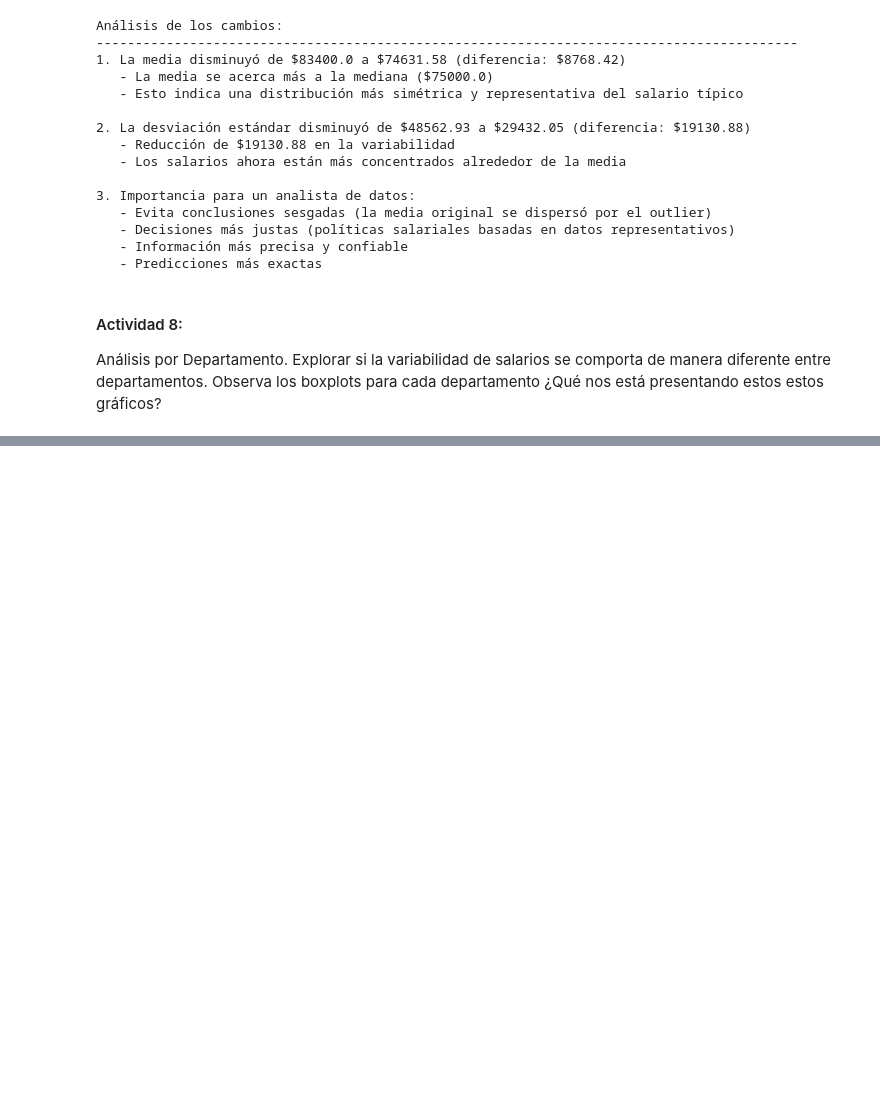
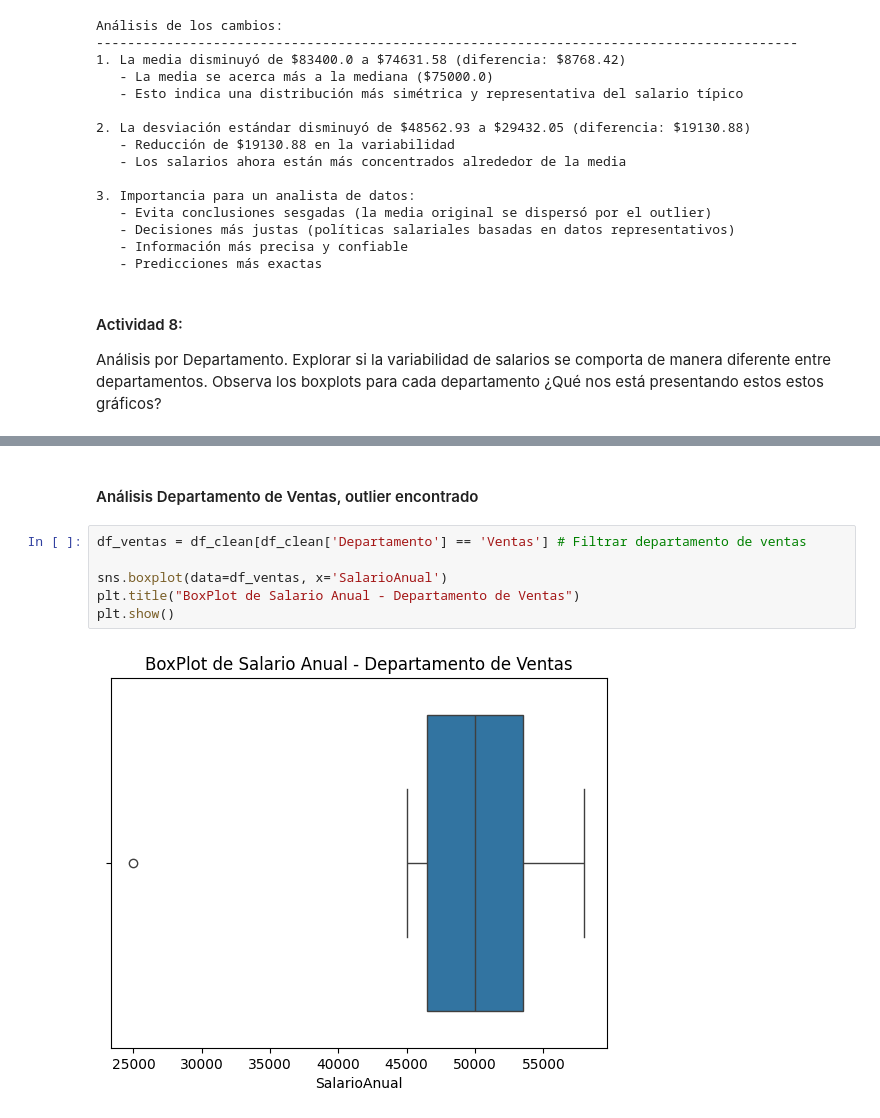
Before and after one commit to paulzamm/CB-Data-Foundation, a Jupyter notebook: src/Actividad_empleados_Sesion12.ipynb, the cells around one changed output, grey strips where cells are left out. Drawn from its saved outputs; the diff is of its cells as text; blank space fills up the shorter version.

```diff
--- a/src/Actividad_empleados_Sesion12.ipynb
+++ b/src/Actividad_empleados_Sesion12.ipynb
@@ -314,3 +314,13 @@ TI:
 Conclusión:
    La variabilidad salarial es diferente entre departamentos.
    TI tiene mayor dispersión natural; Ventas tiene outliers extremos.
+# %% [markdown]
+#### Análisis Departamento de Ventas, outlier encontrado
+# %%
+df_ventas = df_clean[df_clean['Departamento'] == 'Ventas'] # Filtrar departamento de ventas
+
+sns.boxplot(data=df_ventas, x='SalarioAnual')
+plt.title("BoxPlot de Salario Anual - Departamento de Ventas")
+plt.show()
+# %% [output]
+[figure, added]
```
Also changed, not shown: parts of 6 cells of this notebook, 5 other files.
